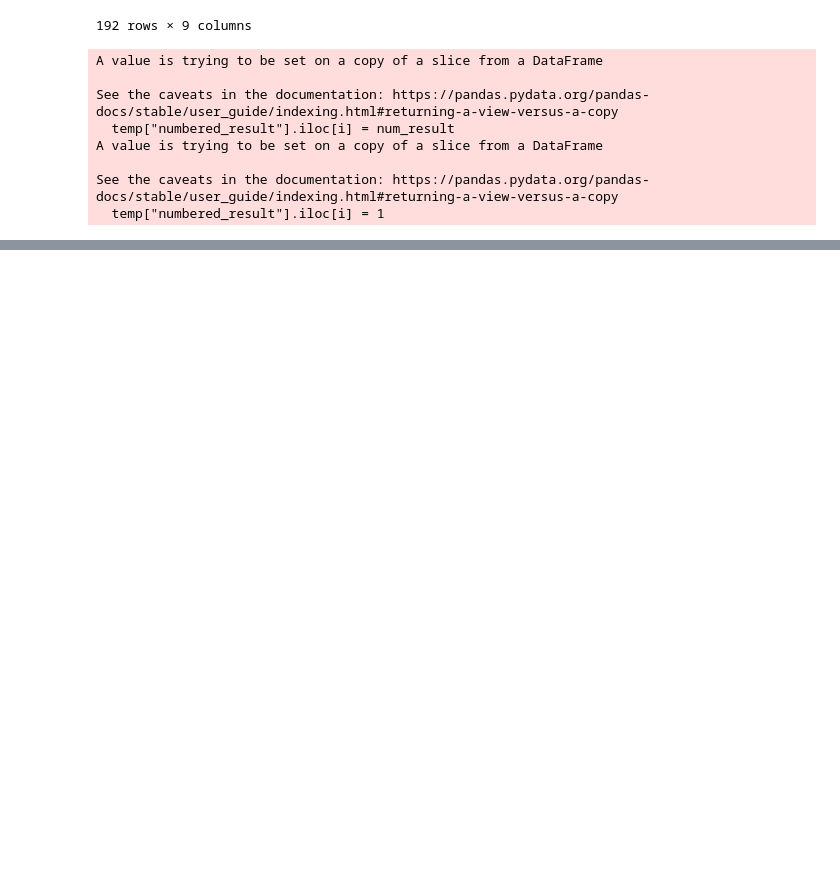
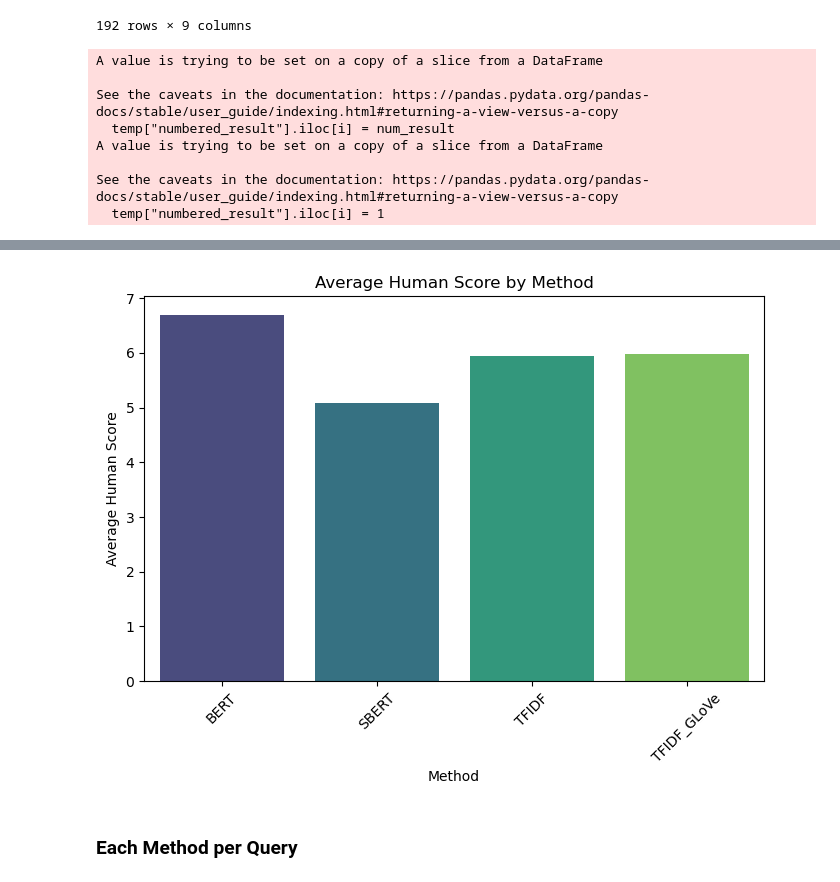
Before and after one commit to cwc09262/psalms-nlp-research, a Jupyter notebook: query_compare/blind_scoring_evaluations.ipynb, the cells around one changed output, grey strips where cells are left out. Cells and saved outputs as stored; diff of their text form; code cells hidden in the pictures; blank space fills up the shorter version.

```diff
--- a/query_compare/blind_scoring_evaluations.ipynb
+++ b/query_compare/blind_scoring_evaluations.ipynb
@@ -221 +220,11 @@ scores
 192 rows × 9 columns
+# %%
+scores = scores.rename(columns={"HumanScore": "Human Score"})
+# %%
+# filtering to only be studying the top 5 results from each query
+scores = scores[scores['numbered_result'] != 6]
+
+
+pd.set_option("display.max_rows", 200)
+
+scores[scores['Method'] == 'TFIDF']
@@ -221,0 +252,4 @@ scores
+# %%
+scores = scores[scores['Query'] != "For the Peace of the world"]
+
+scores
@@ -221,0 +300,24 @@ scores
+# %%
+import matplotlib.pyplot as plt
+import seaborn as sns
+
+# Group by Method and compute mean
+method_avg = scores.groupby('Method')['Human Score'].mean().reset_index()
+
+# Bar plot
+plt.figure(figsize=(8,5))
+sns.barplot(
+    data=method_avg,
+    x='Method',
+    y='Human Score',
+    palette='viridis'
+)
+plt.title("Average Human Score by Method")
+plt.ylabel("Average Human Score")
+plt.xlabel("Method")
+plt.xticks(rotation=45)
+plt.show()
+# %% [output]
+[figure, added]
+# %% [markdown]
+### Each Method per Query
```
Also changed, not shown: parts of 19 cells of this notebook, 10 other files.
